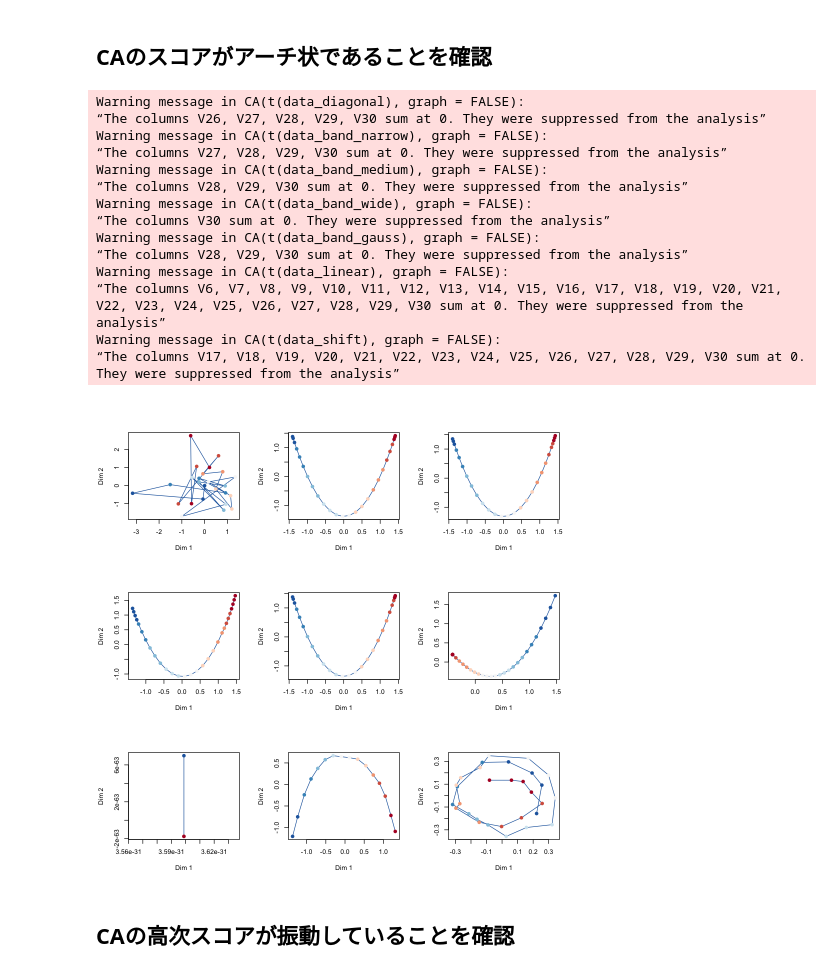
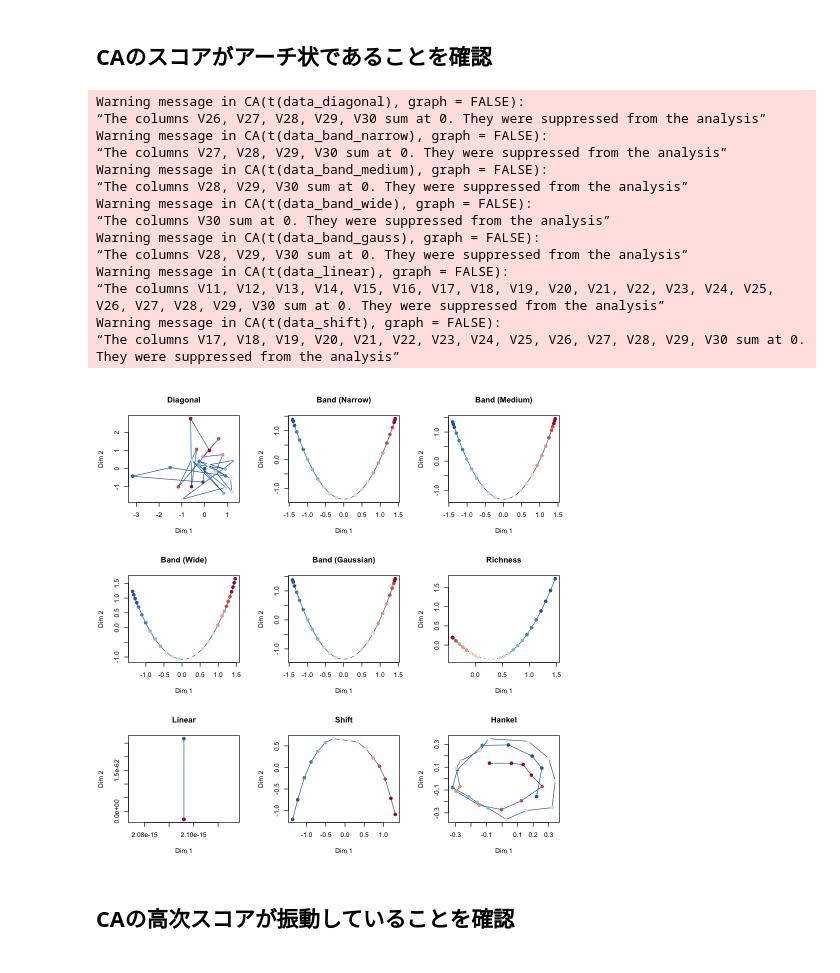
Before and after one commit to kokitsuyuzaki/sequential-experiments, a Jupyter notebook: sequencial_short.ipynb, the cells around one changed output. Saved outputs shown, nothing was run; the diff lists cells and outputs as text; code cells hidden in the pictures.

```diff
--- a/sequencial_short.ipynb
+++ b/sequencial_short.ipynb
@@ -40,9 +40,9 @@ seq_color <- function(n){
 	smoothPalette(-seq_len(n), pal="RdBu")
 }
 
-image.plot2 <- function(x){
+image.plot2 <- function(x, ...){
 	x <- t(x)
-	image.plot(x[, ncol(x):1], xaxt="n", yaxt="n")
+	image.plot(x[, ncol(x):1], xaxt="n", yaxt="n", ...)
 }
 # %% [markdown]
 ## 人工データの作成
@@ -79,7 +79,7 @@ diag(data_richness) <- 1
 data_richness[lower.tri(data_richness)] <- 1
 
 data_linear <- matrix(0, nrow=30, ncol=25)
-data_linear[1:5, ] <- rep(1E-3*(1:ncol(data_linear)), each=5)
+data_linear[1:10, ] <- rep(1E-3*(1:ncol(data_linear)), each=10)
 
 set.seed(1234)
 data_seq <- runif(10)
@@ -267,43 +267,43 @@ for(i in 1:5){
 # %%
 ## CA
 ca_score_diagonal = CA(t(data_diagonal), graph=FALSE)$col$coord
 ca_score_band_narrow = CA(t(data_band_narrow), graph=FALSE)$col$coord
 ca_score_band_medium = CA(t(data_band_medium), graph=FALSE)$col$coord
 ca_score_band_wide = CA(t(data_band_wide), graph=FALSE)$col$coord
 ca_score_band_gauss = CA(t(data_band_gauss), graph=FALSE)$col$coord
 ca_score_richness = CA(t(data_richness), graph=FALSE)$col$coord
 ca_score_linear = CA(t(data_linear), graph=FALSE)$col$coord
 ca_score_shift = CA(t(data_shift), graph=FALSE)$col$coord
 ca_score_hankel = CA(t(data_hankel), graph=FALSE)$col$coord
 
 ## Score Plot (CA)
 layout(rbind(1:3, 4:6, 7:9))
 options(repr.plot.width = 8, repr.plot.height = 8)
-plot(ca_score_diagonal[,1:2], type="o", pch=19, col=seq_color(nrow(ca_score_diagonal)))
-plot(ca_score_band_narrow[,1:2], type="o", pch=19, col=seq_color(nrow(ca_score_band_narrow)))
-plot(ca_score_band_medium[,1:2], type="o", pch=19, col=seq_color(nrow(ca_score_band_medium)))
-plot(ca_score_band_wide[,1:2], type="o", pch=19, col=seq_color(nrow(ca_score_band_wide)))
-plot(ca_score_band_gauss[,1:2], type="o", pch=19, col=seq_color(nrow(ca_score_band_gauss)))
-plot(ca_score_richness[,1:2], type="o", pch=19, col=seq_color(nrow(ca_score_richness)))
-plot(ca_score_linear[,1:2], type="o", pch=19, col=seq_color(nrow(ca_score_linear)))
-plot(ca_score_shift[,1:2], type="o", pch=19, col=seq_color(nrow(ca_score_shift)))
-plot(ca_score_hankel[,1:2], type="o", pch=19, col=seq_color(nrow(ca_score_hankel)))
+plot(ca_score_diagonal[,1:2], type="o", pch=19, col=seq_color(nrow(ca_score_diagonal)), main="Diagonal")
+plot(ca_score_band_narrow[,1:2], type="o", pch=19, col=seq_color(nrow(ca_score_band_narrow)), main="Band (Narrow)")
+plot(ca_score_band_medium[,1:2], type="o", pch=19, col=seq_color(nrow(ca_score_band_medium)), main="Band (Medium)")
+plot(ca_score_band_wide[,1:2], type="o", pch=19, col=seq_color(nrow(ca_score_band_wide)), main="Band (Wide)")
+plot(ca_score_band_gauss[,1:2], type="o", pch=19, col=seq_color(nrow(ca_score_band_gauss)), main="Band (Gaussian)")
+plot(ca_score_richness[,1:2], type="o", pch=19, col=seq_color(nrow(ca_score_richness)), main="Richness")
+plot(ca_score_linear[,1:2], type="o", pch=19, col=seq_color(nrow(ca_score_linear)), main="Linear")
+plot(ca_score_shift[,1:2], type="o", pch=19, col=seq_color(nrow(ca_score_shift)), main="Shift")
+plot(ca_score_hankel[,1:2], type="o", pch=19, col=seq_color(nrow(ca_score_hankel)), main="Hankel")
 # %% [output]
 Warning message in CA(t(data_diagonal), graph = FALSE):
 “The columns V26, V27, V28, V29, V30 sum at 0. They were suppressed from the analysis”
 Warning message in CA(t(data_band_narrow), graph = FALSE):
 “The columns V27, V28, V29, V30 sum at 0. They were suppressed from the analysis”
 Warning message in CA(t(data_band_medium), graph = FALSE):
 “The columns V28, V29, V30 sum at 0. They were suppressed from the analysis”
 Warning message in CA(t(data_band_wide), graph = FALSE):
 “The columns V30 sum at 0. They were suppressed from the analysis”
 Warning message in CA(t(data_band_gauss), graph = FALSE):
 “The columns V28, V29, V30 sum at 0. They were suppressed from the analysis”
 Warning message in CA(t(data_linear), graph = FALSE):
-“The columns V6, V7, V8, V9, V10, V11, V12, V13, V14, V15, V16, V17, V18, V19, V20, V21, V22, V23, V24, V25, V26, V27, V28, V29, V30 sum at 0. They were suppressed from the analysis”
+“The columns V11, V12, V13, V14, V15, V16, V17, V18, V19, V20, V21, V22, V23, V24, V25, V26, V27, V28, V29, V30 sum at 0. They were suppressed from the analysis”
 Warning message in CA(t(data_shift), graph = FALSE):
 “The columns V17, V18, V19, V20, V21, V22, V23, V24, V25, V26, V27, V28, V29, V30 sum at 0. They were suppressed from the analysis”
-[figure, old version]
+[figure, new version]
 # %% [markdown]
 ## CAの高次スコアが振動していることを確認
 # %%
```
Also changed, not shown: parts of 9 cells of this notebook, 1 other file.
